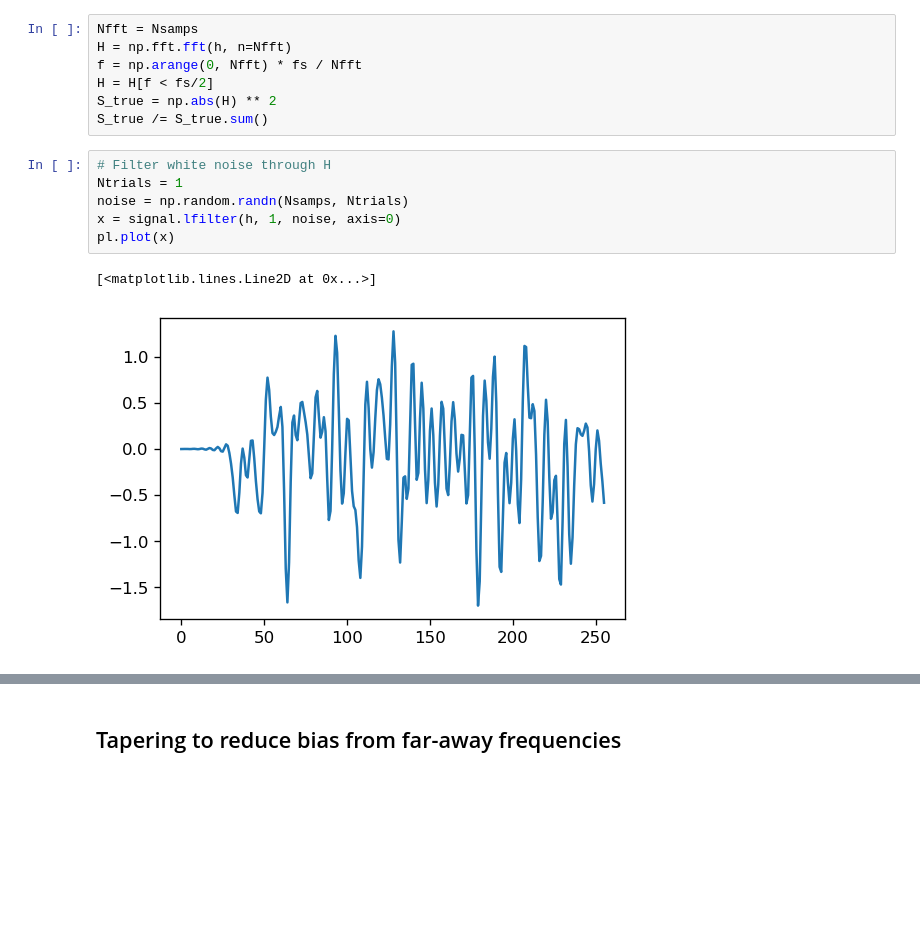
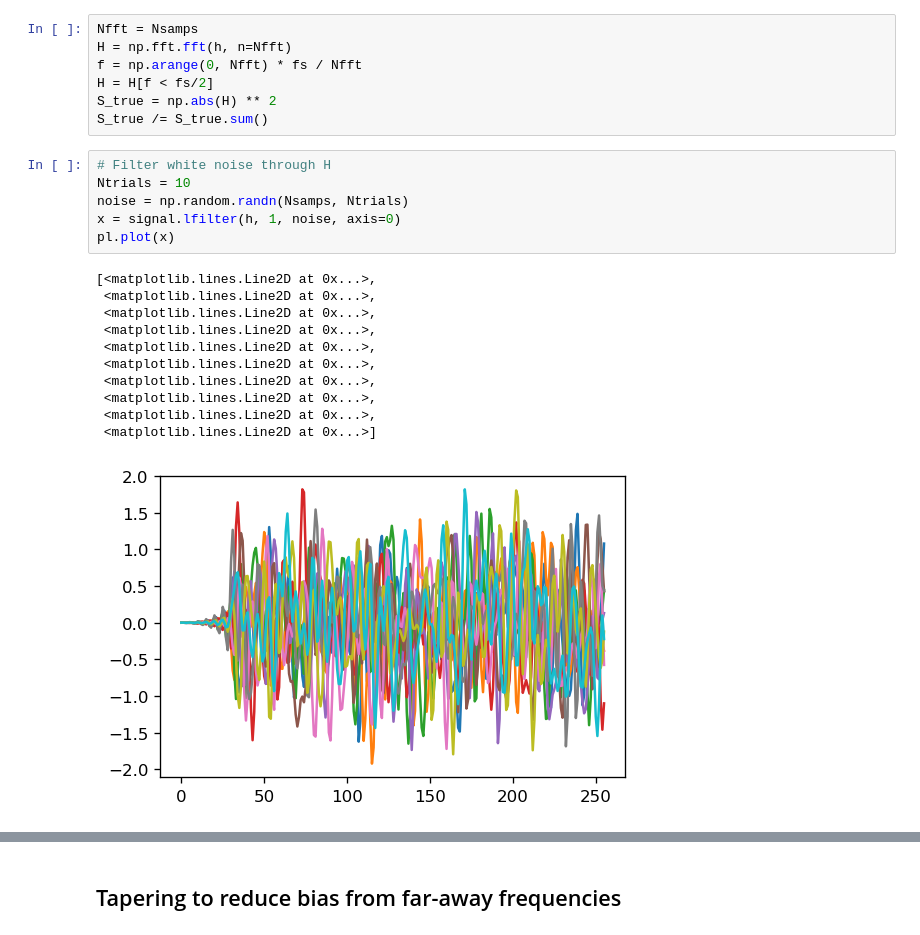
Before and after one commit to haribharadwaj/notebooks, a Jupyter notebook: BME511/SpectrumEstimation.ipynb, the cells around one changed output, grey strips where cells are left out. Saved outputs shown, nothing was run; the diff lists cells and outputs as text; blank space fills up the shorter version.

```diff
--- a/BME511/SpectrumEstimation.ipynb
+++ b/BME511/SpectrumEstimation.ipynb
@@ -36,13 +36,22 @@ S_true = np.abs(H) ** 2
 S_true /= S_true.sum()
 # %%
 # Filter white noise through H
-Ntrials = 1
+Ntrials = 10
 noise = np.random.randn(Nsamps, Ntrials)
 x = signal.lfilter(h, 1, noise, axis=0)
 pl.plot(x)
 # %% [output]
-[<matplotlib.lines.Line2D at 0x...>]
+[<matplotlib.lines.Line2D at 0x...>,
+ <matplotlib.lines.Line2D at 0x...>,
+ <matplotlib.lines.Line2D at 0x...>,
+ <matplotlib.lines.Line2D at 0x...>,
+ <matplotlib.lines.Line2D at 0x...>,
+ <matplotlib.lines.Line2D at 0x...>,
+ <matplotlib.lines.Line2D at 0x...>,
+ <matplotlib.lines.Line2D at 0x...>,
+ <matplotlib.lines.Line2D at 0x...>,
+ <matplotlib.lines.Line2D at 0x...>]
-[figure, old version]
+[figure, new version]
 # %%
 # Get periodogram
 X = np.fft.fft(x, Nfft, axis=0)
```
Also changed, not shown: parts of 5 cells of this notebook, 1 other file.
